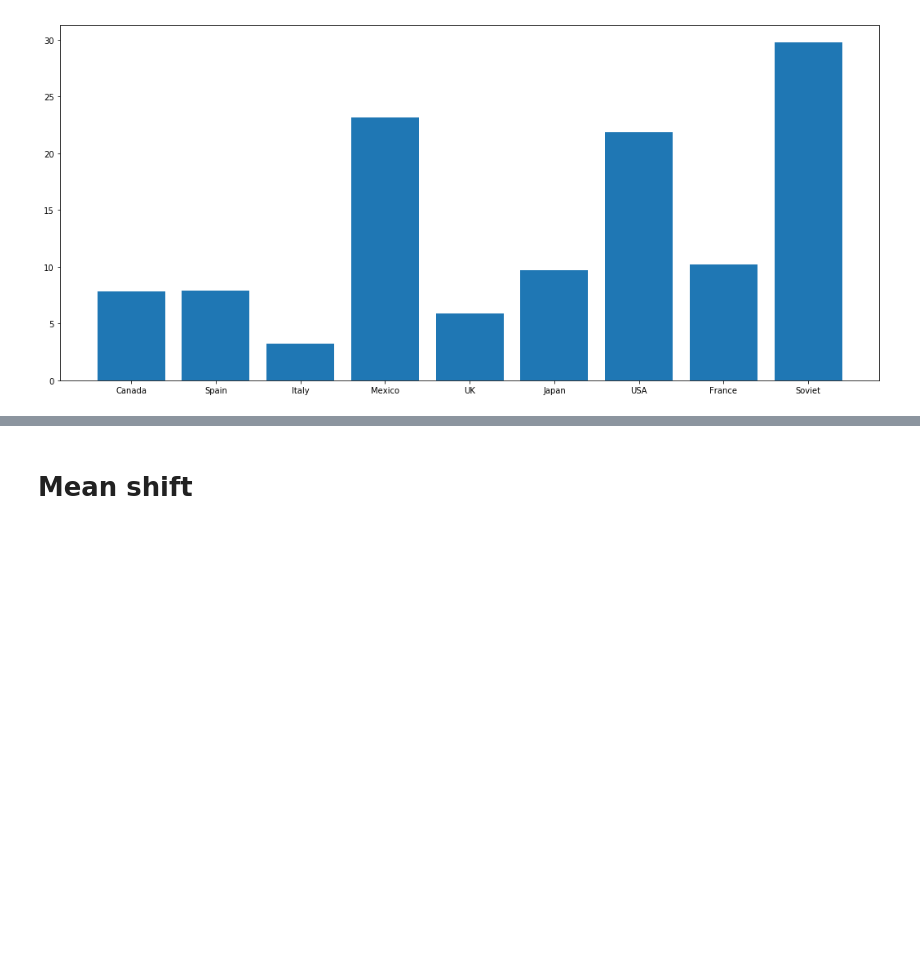
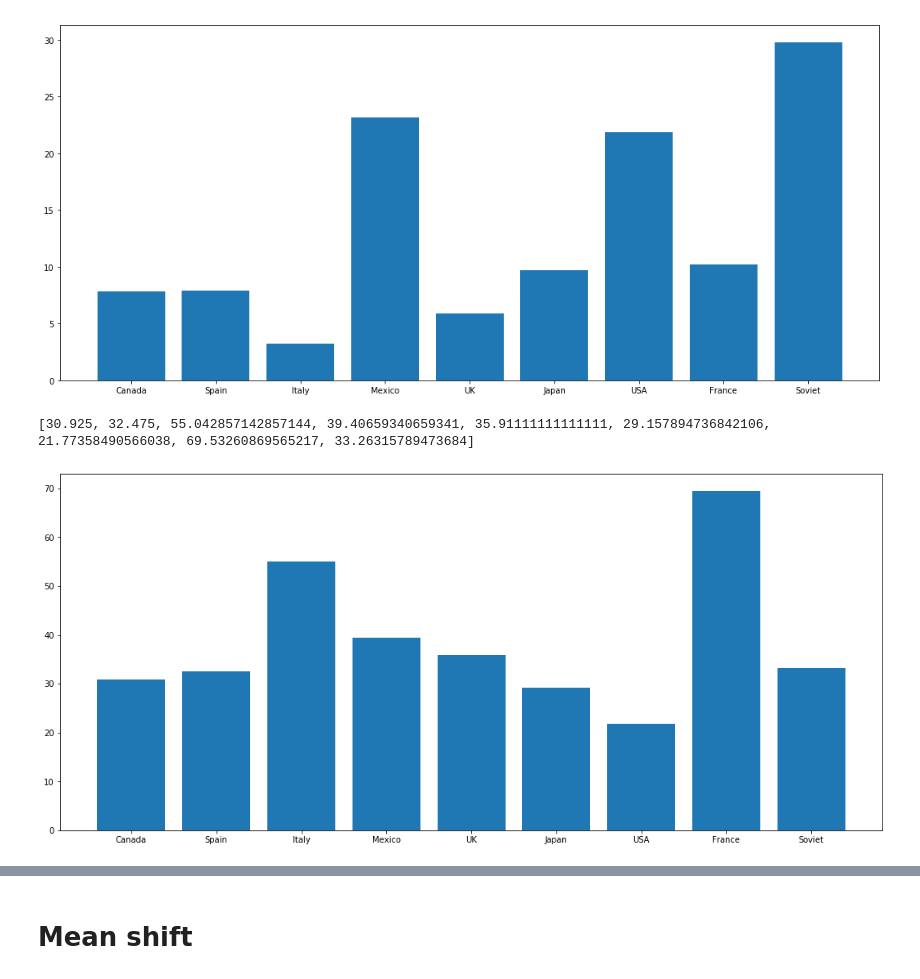
Before and after one commit to rmurcioUCL/RankDiversity, a Jupyter notebook: code/rankcities.ipynb, the cells around one changed output, grey strips where cells are left out. Drawn from its saved outputs; the diff is of its cells as text; code cells hidden in the pictures; blank space fills up the shorter version.

```diff
--- a/code/rankcities.ipynb
+++ b/code/rankcities.ipynb
@@ -10,8 +10,8 @@ import os
 import matplotlib.pyplot as plt
 from random import randrange
 
-mpath='D:/Rankcities/RankDiversity/results/rankDiversity/'
-mpathD='D:/Rankcities/RankDiversity/data/'
-'''mpath='/Users/casa/RankDiversity/results/rankDiversity/'
-mpathD='/Users/casa/RankDiversity/data/'''
+'''mpath='D:/Rankcities/RankDiversity/results/rankDiversity/'
+mpathD='D:/Rankcities/RankDiversity/data/'''
+mpath='/Users/casa/RankDiversity/results/rankDiversity/'
+mpathD='/Users/casa/RankDiversity/data/'
 #df.iloc[0:10].sort_values(by=['2002'],ascending=False).head(15)
@@ -401,11 +399,7 @@ fig.savefig(mpath+"netdistanceSeeds.png", dpi=150)
 # %%
 #Epoch - Distribution
 lst = ['CanadaEpoch','SpainEpoch','ItalylEpoch','MexicoEpoch','UKEpoch','EpochJapan','USAEpoch','FranceEpoch','SovietEpoch']
-franks = ['canadaRanks.csv','spainRanks.csv','italyRanks.csv','mexicoRanks.csv','ukRanks.csv','japanRanks.csv','usaRanks.csv','franceRanks.csv','sovietRanks.csv']
 
-'''lst = ['CanadaSeed']
-franks = ['canadaRanks.csv']
-'''
 allcities = []
 allcitiesAvg = []
 cityt=[]
@@ -457,11 +451,6 @@ fig.savefig(mpath+"netdistanceEpoch.png", dpi=150)
 # %%
 #Seeds
 lst = ['CanadaSeed','SpainSeed','ItalySeed','MexicoSeed','UKSeed','JapanSeed','USASeed','FranceSeed','SovietSeed']
-franks = ['canadaRanks.csv','spainRanks.csv','italyRanks.csv','mexicoRanks.csv','ukRanks.csv','japanRanks.csv','usaRanks.csv','franceRanks.csv','sovietRanks.csv']
-
-'''lst = ['CanadaSeed']
-franks = ['canadaRanks.csv']
-'''
 
 def getshift(ranks,t):
     partsum=0
@@ -507,3 +496,53 @@ fig.savefig(mpath+"totaldistanceSeeds.png", dpi=150)
 # %% [output]
 [7.857142857142857, 7.875, 3.25, 23.142857142857142, 5.909090909090909, 9.666666666666666, 21.857142857142858, 10.166666666666666, 29.8]
 [figure]
+# %%
+#Epoch
+lst = ['CanadaEpoch','SpainEpoch','ItalylEpoch','MexicoEpoch','UKEpoch','EpochJapan','USAEpoch','FranceEpoch','SovietEpoch']
+
+def getshift(ranks,t):
+    partsum=0
+    r=10
+    if t==1:
+        r=9
+    for i in range(0,r):
+        partsum=partsum + abs(ranks[i]-ranks[i+1])
+    return partsum
+
+allcities = []
+allcitiesAvg = []
+cityt=[]
+j=0
+t=0
+for i in lst:
+    if i=='SovietEpoch':
+        lastc = 21
+        t=1
+    else:
+        d = 23
+    a=dfcoords[i].dropna().values
+    df = pd.read_csv(mpath + franks[j])
+    result = 0
+    for x in a:
+        if x in df['cityName'].values:
+            distance = df[df['cityName']==x].values[0]
+            distance =  distance[1::2][:-1]
+            if -1 not in distance:
+                ranks = [abs(int(x)) for x in distance]
+                p=getshift(ranks,t)
+                cityt.append(p)
+    p = sum(cityt) / len(a)
+    allcities.append(cityt)
+    allcitiesAvg.append(p)
+    cityt=[]
+    j=j+1
+print(allcitiesAvg)
+lst = ['Canada','Spain','Italy','Mexico','UK','Japan','USA','France','Soviet']
+fig = plt.figure(figsize=(18,8))
+#r,ax = plt.subplots()
+plt.bar(lst, allcitiesAvg, align='center', alpha=1)
+#ax.tick_params(axis='both', labelsize=15)
+fig.savefig(mpath+"totaldistanceEpochAvg.png", dpi=150)
+# %% [output]
+[30.925, 32.475, 55.042857142857144, 39.40659340659341, 35.91111111111111, 29.157894736842106, 21.77358490566038, 69.53260869565217, 33.26315789473684]
+[figure, added]
```
Also changed, not shown: parts of 7 cells of this notebook, 5 other files.
